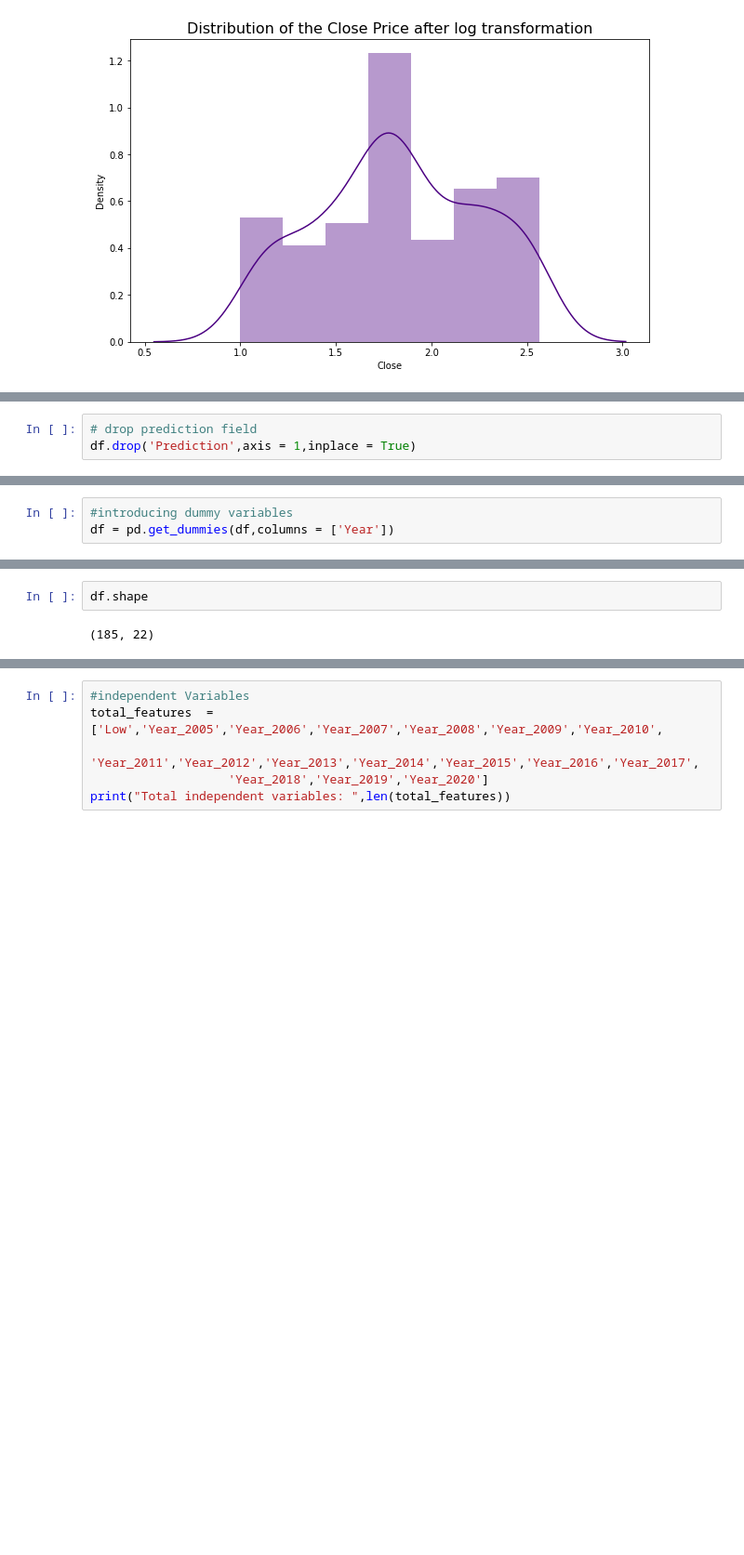
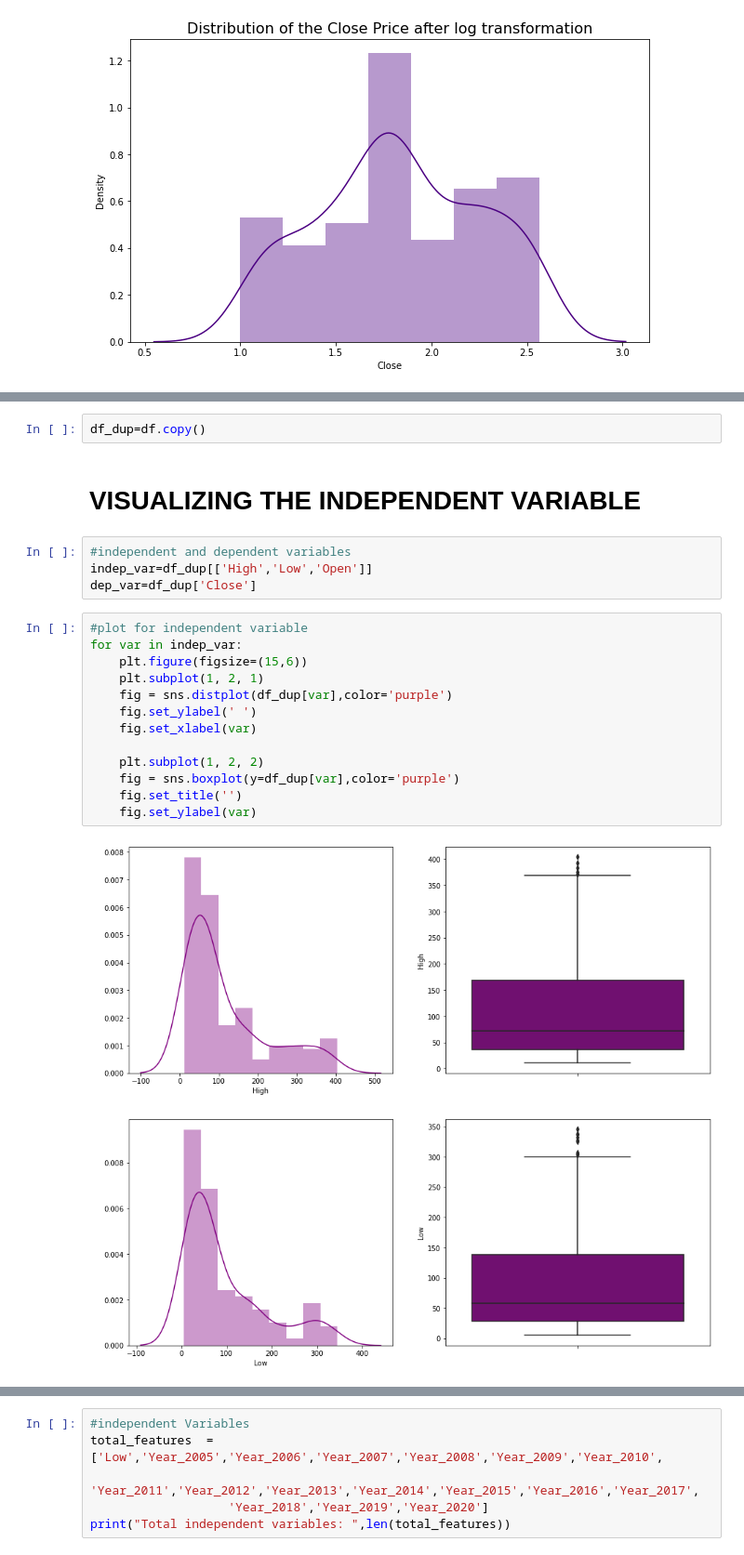
Before and after one commit to deepmalasrivastava/Yes-Bank-Stock-Closing-Prediction, a Jupyter notebook: Yes_Bank_Stock_Closing_Price_Prediction.ipynb, the cells around one changed output, grey strips where cells are left out. Shown at 93% size. Cells and saved outputs as stored; diff of their text form; blank space fills up the shorter version.

```diff
--- a/Yes_Bank_Stock_Closing_Price_Prediction.ipynb
+++ b/Yes_Bank_Stock_Closing_Price_Prediction.ipynb
@@ -297,3 +171,0 @@ plt.show()
-# %%
-# drop prediction field
-df.drop('Prediction',axis = 1,inplace = True)
@@ -350,3 +171,0 @@ plt.show()
-# %%
-#introducing dummy variables
-df = pd.get_dummies(df,columns = ['Year'])
@@ -362,4 +172,24 @@ df.head(3)
-# %%
-df.shape
-# %% [output]
-(185, 22)
+# %%
+df_dup=df.copy()
+# %% [markdown]
+# **VISUALIZING THE INDEPENDENT VARIABLE**
+# %%
+#independent and dependent variables
+indep_var=df_dup[['High','Low','Open']]
+dep_var=df_dup['Close']
+# %%
+#plot for independent variable
+for var in indep_var:
+    plt.figure(figsize=(15,6))
+    plt.subplot(1, 2, 1)
+    fig = sns.distplot(df_dup[var],color='purple')
+    fig.set_ylabel(' ')
+    fig.set_xlabel(var)
+
+    plt.subplot(1, 2, 2)
+    fig = sns.boxplot(y=df_dup[var],color='purple')
+    fig.set_title('')
+    fig.set_ylabel(var)
+# %% [output]
+[figure, added]
+[figure, added]
```
Also changed, not shown: parts of 146 cells of this notebook.
